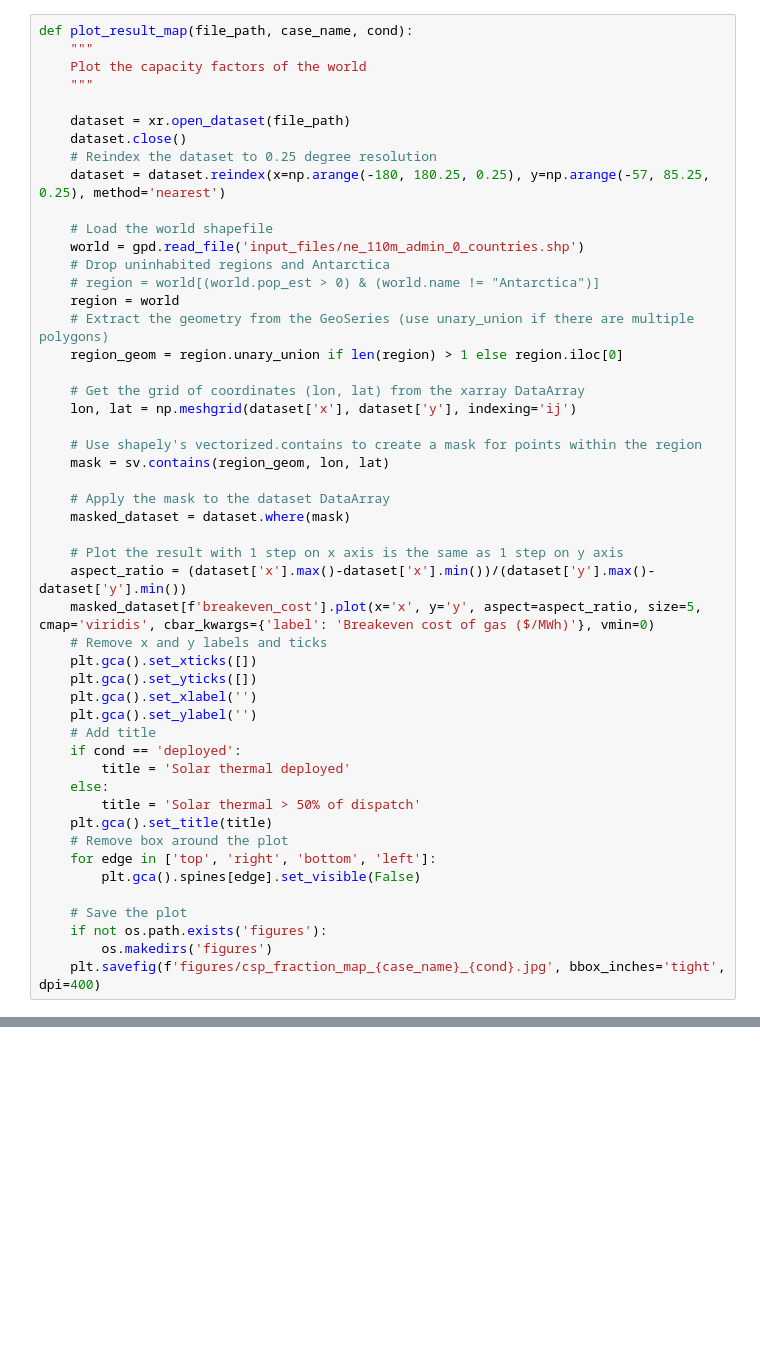
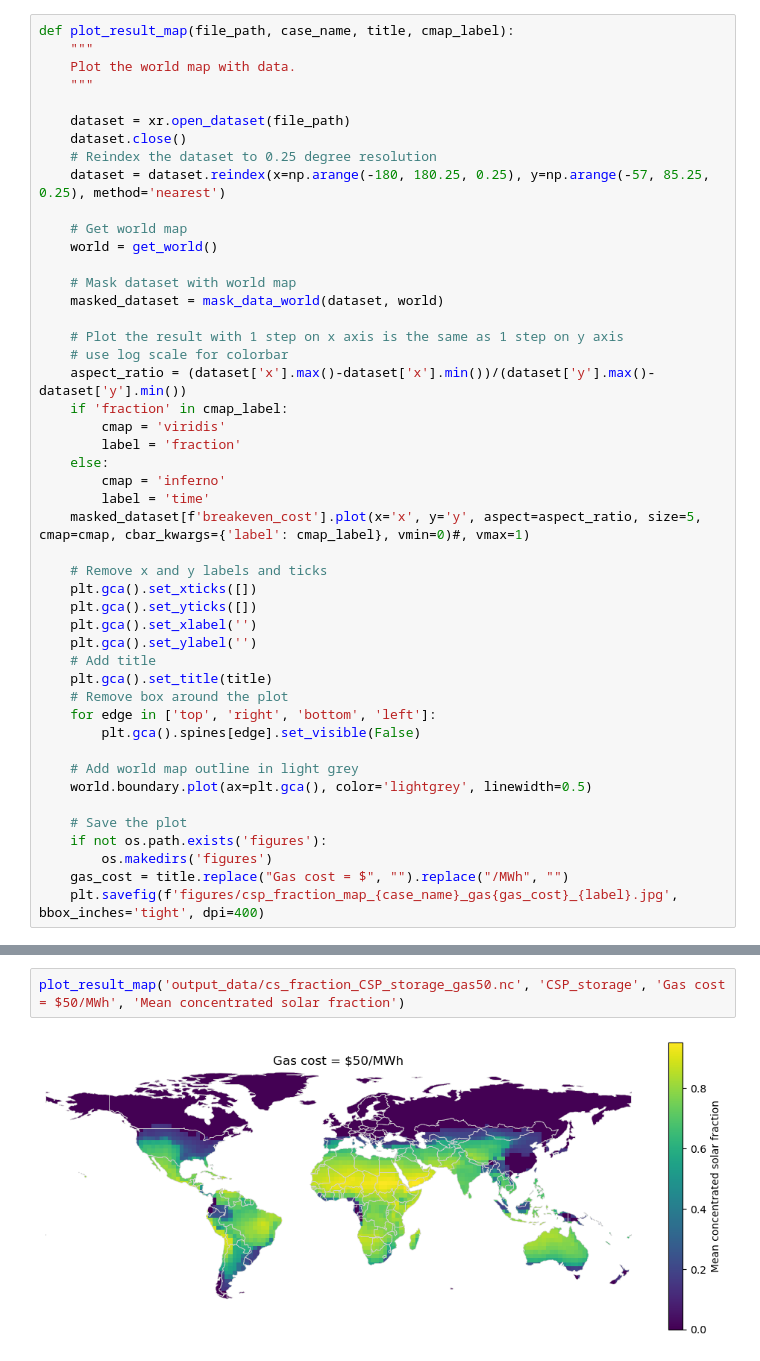
Before and after one commit to carnegie/clab_concentrated_solar, a Jupyter notebook: plot_result_map.ipynb, the cells around one changed output, grey strips where cells are left out. Saved outputs shown, nothing was run; the diff lists cells and outputs as text; blank space fills up the shorter version.

```diff
--- a/plot_result_map.ipynb
+++ b/plot_result_map.ipynb
@@ -32,7 +106,7 @@ def store_results_map(cond):
 # %%
-def plot_result_map(file_path, case_name, cond):
+def plot_result_map(file_path, case_name, title, cmap_label):
     """
-    Plot the capacity factors of the world
+    Plot the world map with data.
     """
 
     dataset = xr.open_dataset(file_path)
@@ -40,42 +114,39 @@ def plot_result_map(file_path, case_name, cond):
     # Reindex the dataset to 0.25 degree resolution
     dataset = dataset.reindex(x=np.arange(-180, 180.25, 0.25), y=np.arange(-57, 85.25, 0.25), method='nearest')
 
-    # Load the world shapefile
-    world = gpd.read_file('input_files/ne_110m_admin_0_countries.shp')
-    # Drop uninhabited regions and Antarctica
-    # region = world[(world.pop_est > 0) & (world.name != "Antarctica")]
-    region = world
-    # Extract the geometry from the GeoSeries (use unary_union if there are multiple polygons)
-    region_geom = region.unary_union if len(region) > 1 else region.iloc[0]
+    # Get world map
+    world = get_world()
 
-    # Get the grid of coordinates (lon, lat) from the xarray DataArray
-    lon, lat = np.meshgrid(dataset['x'], dataset['y'], indexing='ij')
-
-    # Use shapely's vectorized.contains to create a mask for points within the region
-    mask = sv.contains(region_geom, lon, lat)
-
-    # Apply the mask to the dataset DataArray
-    masked_dataset = dataset.where(mask)
+    # Mask dataset with world map
+    masked_dataset = mask_data_world(dataset, world)
 
     # Plot the result with 1 step on x axis is the same as 1 step on y axis
+    # use log scale for colorbar
     aspect_ratio = (dataset['x'].max()-dataset['x'].min())/(dataset['y'].max()-dataset['y'].min())
-    masked_dataset[f'breakeven_cost'].plot(x='x', y='y', aspect=aspect_ratio, size=5, cmap='viridis', cbar_kwargs={'label': 'Breakeven cost of gas ($/MWh)'}, vmin=0)
+    if 'fraction' in cmap_label:
+        cmap = 'viridis'
+        label = 'fraction'
+    else:
+        cmap = 'inferno'
+        label = 'time'
+    masked_dataset[f'breakeven_cost'].plot(x='x', y='y', aspect=aspect_ratio, size=5, cmap=cmap, cbar_kwargs={'label': cmap_label}, vmin=0)#, vmax=1)
+
     # Remove x and y labels and ticks
     plt.gca().set_xticks([])
     plt.gca().set_yticks([])
     plt.gca().set_xlabel('')
     plt.gca().set_ylabel('')
     # Add title
-    if cond == 'deployed':
-        title = 'Solar thermal deployed'
-    else:
-        title = 'Solar thermal > 50% of dispatch'
     plt.gca().set_title(title)
     # Remove box around the plot
     for edge in ['top', 'right', 'bottom', 'left']:
         plt.gca().spines[edge].set_visible(False)
 
+    # Add world map outline in light grey
+    world.boundary.plot(ax=plt.gca(), color='lightgrey', linewidth=0.5)
+
     # Save the plot
     if not os.path.exists('figures'):
         os.makedirs('figures')
-    plt.savefig(f'figures/csp_fraction_map_{case_name}_{cond}.jpg', bbox_inches='tight', dpi=400)
+    gas_cost = title.replace("Gas cost = $", "").replace("/MWh", "")
+    plt.savefig(f'figures/csp_fraction_map_{case_name}_gas{gas_cost}_{label}.jpg', bbox_inches='tight', dpi=400)
@@ -93,0 +329,4 @@ for condition in ['deployed','dominating']:
+# %%
+plot_result_map('output_data/cs_fraction_CSP_storage_gas50.nc', 'CSP_storage', 'Gas cost = $50/MWh', 'Mean concentrated solar fraction')
+# %% [output]
+[figure, added]
```
Also changed, not shown: parts of 14 cells of this notebook, 10 other files.
